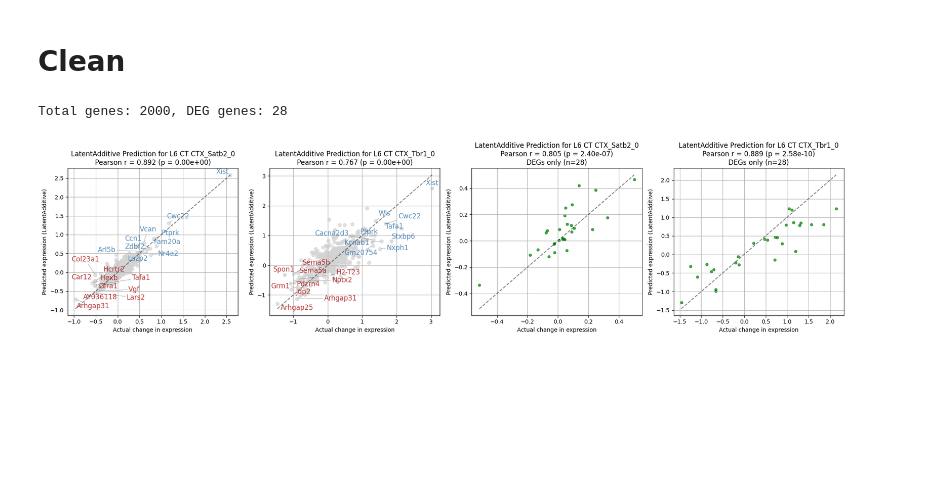
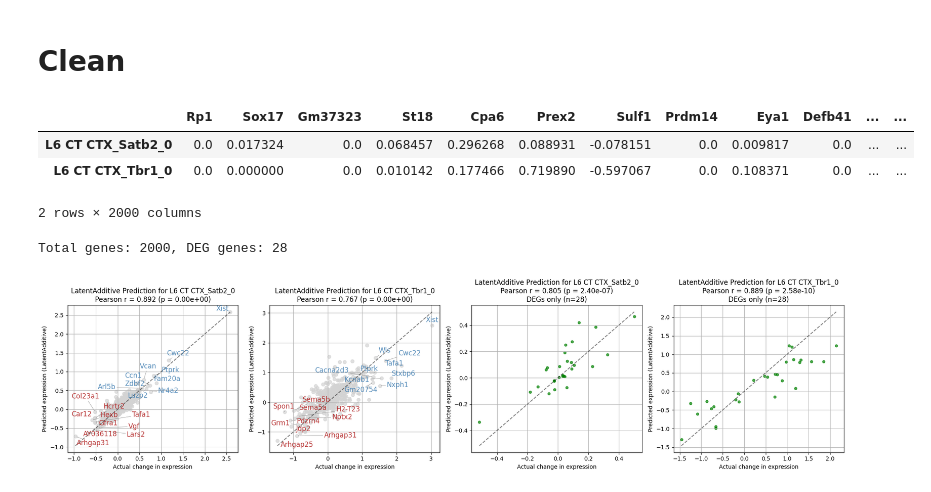
Before and after one commit to asunboi/proving-ground, a Jupyter notebook: 3_visualize/evaluation.ipynb, the cells around one changed output. Saved outputs shown, nothing was run; the diff lists cells and outputs as text; code cells hidden in the pictures; blank space fills up the shorter version.

```diff
--- a/3_visualize/evaluation.ipynb
+++ b/3_visualize/evaluation.ipynb
@@ -35,4 +28,11 @@ import scanpy as sc
 boli = sc.read_h5ad('/gpfs/home/asun/jin_lab/perturbench/0_datasets/linear_hvg/linear_baseline_hvg.h5ad')
 pkl_res = "/gpfs/home/asun/jin_lab/perturbench/1_train/logs/train/runs/2025-11-07_09-53-57_boli_linear_baseline/evaluation/eval.pkl"
 model_name = "LatentAdditive"
+# %%
+df_ref
+# %% [output]
+|  | Rp1 | Sox17 | Gm37323 | St18 | Cpa6 | Prex2 | Sulf1 | Prdm14 | Eya1 | Defb41 | ... | ... |
+| L6 CT CTX_Satb2_0 | 0.0 | 0.017324 | 0.0 | 0.068457 | 0.296268 | 0.088931 | -0.078151 | 0.0 | 0.009817 | 0.0 | ... | ... |
+| L6 CT CTX_Tbr1_0 | 0.0 | 0.000000 | 0.0 | 0.010142 | 0.177466 | 0.719890 | -0.597067 | 0.0 | 0.108371 | 0.0 | ... | ... |
+2 rows × 2000 columns
 # %%
```
Also changed, not shown: parts of 3 cells of this notebook.
